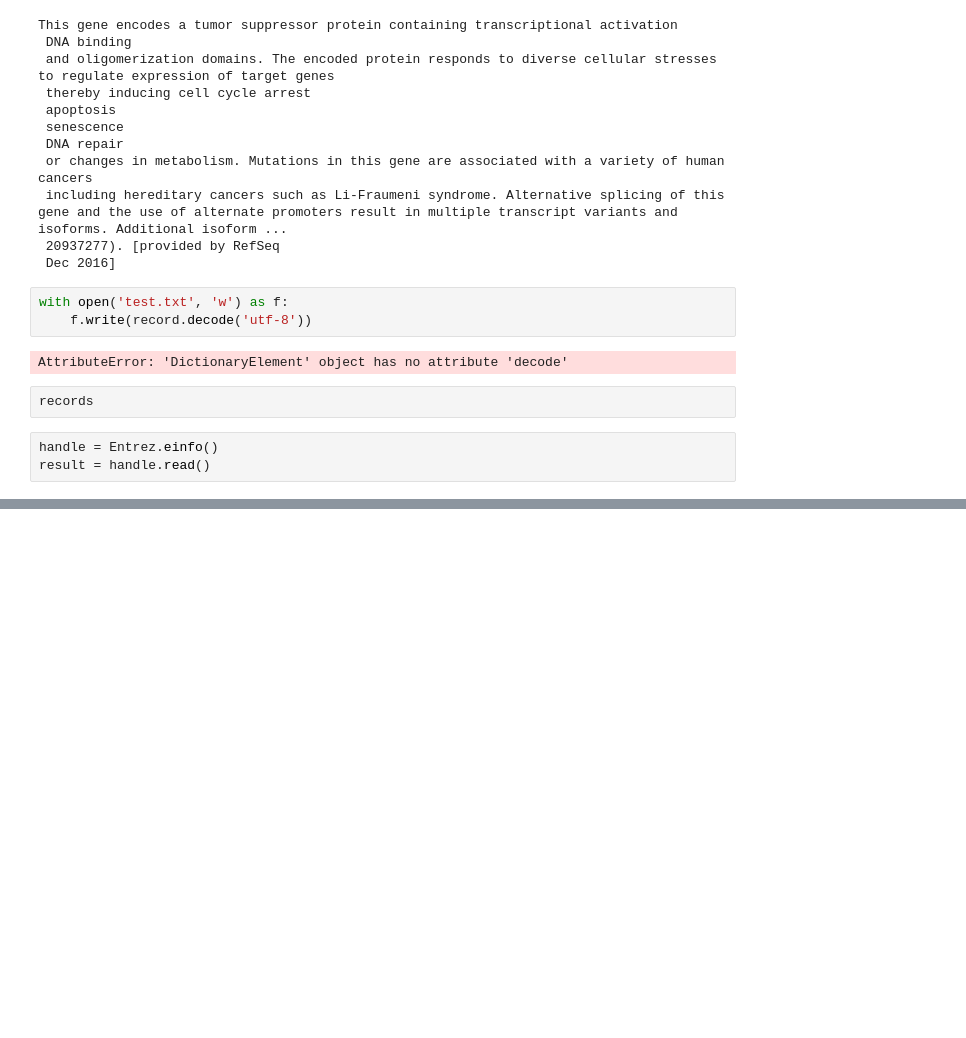
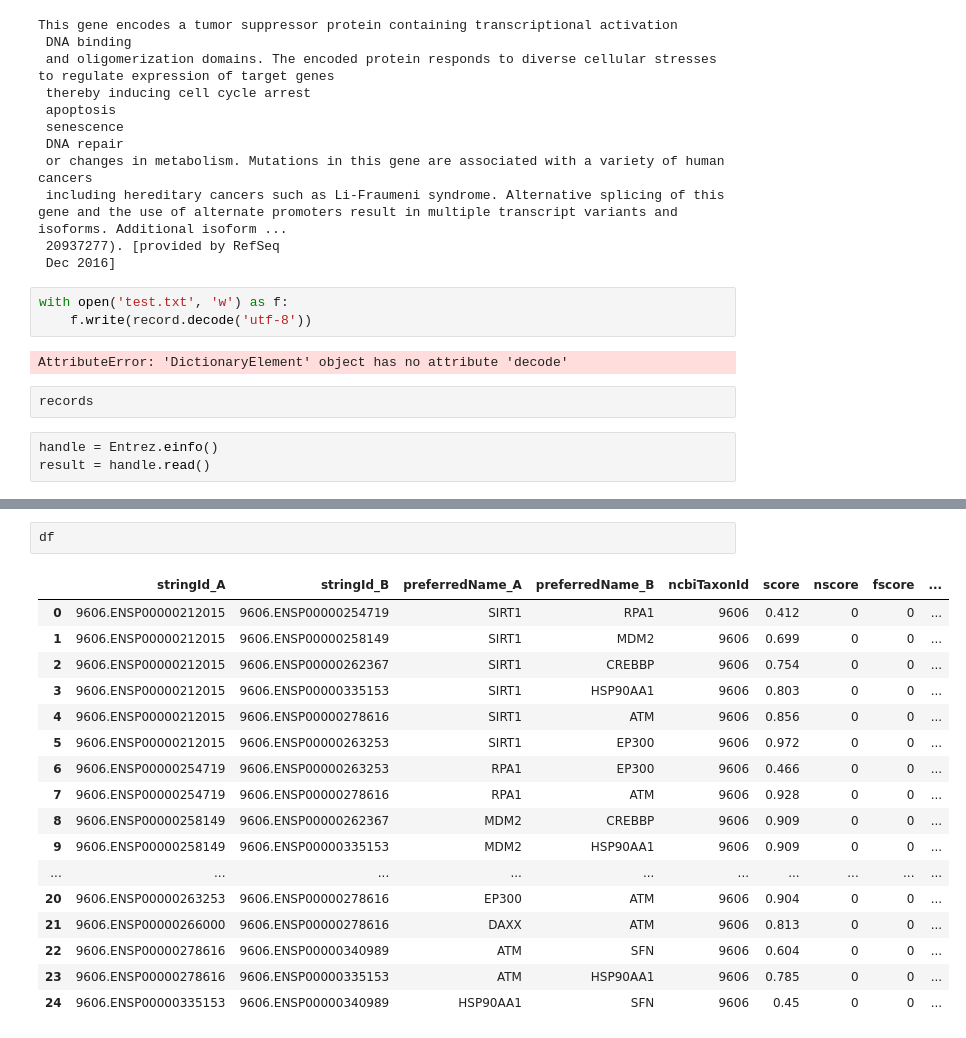
Before and after one commit to Song-Juntae/bioinformatics, a Jupyter notebook: note.ipynb, the cells around one changed output, grey strips where cells are left out. Saved outputs shown, nothing was run; the diff lists cells and outputs as text; blank space fills up the shorter version.

```diff
--- a/note.ipynb
+++ b/note.ipynb
@@ -99,0 +128,20 @@ result = handle.read()
+# %%
+df
+# %% [output]
+|  | stringId_A | stringId_B | preferredName_A | preferredName_B | ncbiTaxonId | score | nscore | fscore | ... |
+| 0 | 9606.ENSP00000212015 | 9606.ENSP00000254719 | SIRT1 | RPA1 | 9606 | 0.412 | 0 | 0 | ... |
+| 1 | 9606.ENSP00000212015 | 9606.ENSP00000258149 | SIRT1 | MDM2 | 9606 | 0.699 | 0 | 0 | ... |
+| 2 | 9606.ENSP00000212015 | 9606.ENSP00000262367 | SIRT1 | CREBBP | 9606 | 0.754 | 0 | 0 | ... |
+| 3 | 9606.ENSP00000212015 | 9606.ENSP00000335153 | SIRT1 | HSP90AA1 | 9606 | 0.803 | 0 | 0 | ... |
+| 4 | 9606.ENSP00000212015 | 9606.ENSP00000278616 | SIRT1 | ATM | 9606 | 0.856 | 0 | 0 | ... |
+| 5 | 9606.ENSP00000212015 | 9606.ENSP00000263253 | SIRT1 | EP300 | 9606 | 0.972 | 0 | 0 | ... |
+| 6 | 9606.ENSP00000254719 | 9606.ENSP00000263253 | RPA1 | EP300 | 9606 | 0.466 | 0 | 0 | ... |
+| 7 | 9606.ENSP00000254719 | 9606.ENSP00000278616 | RPA1 | ATM | 9606 | 0.928 | 0 | 0 | ... |
+| 8 | 9606.ENSP00000258149 | 9606.ENSP00000262367 | MDM2 | CREBBP | 9606 | 0.909 | 0 | 0 | ... |
+| 9 | 9606.ENSP00000258149 | 9606.ENSP00000335153 | MDM2 | HSP90AA1 | 9606 | 0.909 | 0 | 0 | ... |
+| ... | ... | ... | ... | ... | ... | ... | ... | ... | ... |
+| 20 | 9606.ENSP00000263253 | 9606.ENSP00000278616 | EP300 | ATM | 9606 | 0.904 | 0 | 0 | ... |
+| 21 | 9606.ENSP00000266000 | 9606.ENSP00000278616 | DAXX | ATM | 9606 | 0.813 | 0 | 0 | ... |
+| 22 | 9606.ENSP00000278616 | 9606.ENSP00000340989 | ATM | SFN | 9606 | 0.604 | 0 | 0 | ... |
+| 23 | 9606.ENSP00000278616 | 9606.ENSP00000335153 | ATM | HSP90AA1 | 9606 | 0.785 | 0 | 0 | ... |
+| 24 | 9606.ENSP00000335153 | 9606.ENSP00000340989 | HSP90AA1 | SFN | 9606 | 0.45 | 0 | 0 | ... |
```
Also changed, not shown: parts of 12 cells of this notebook.
